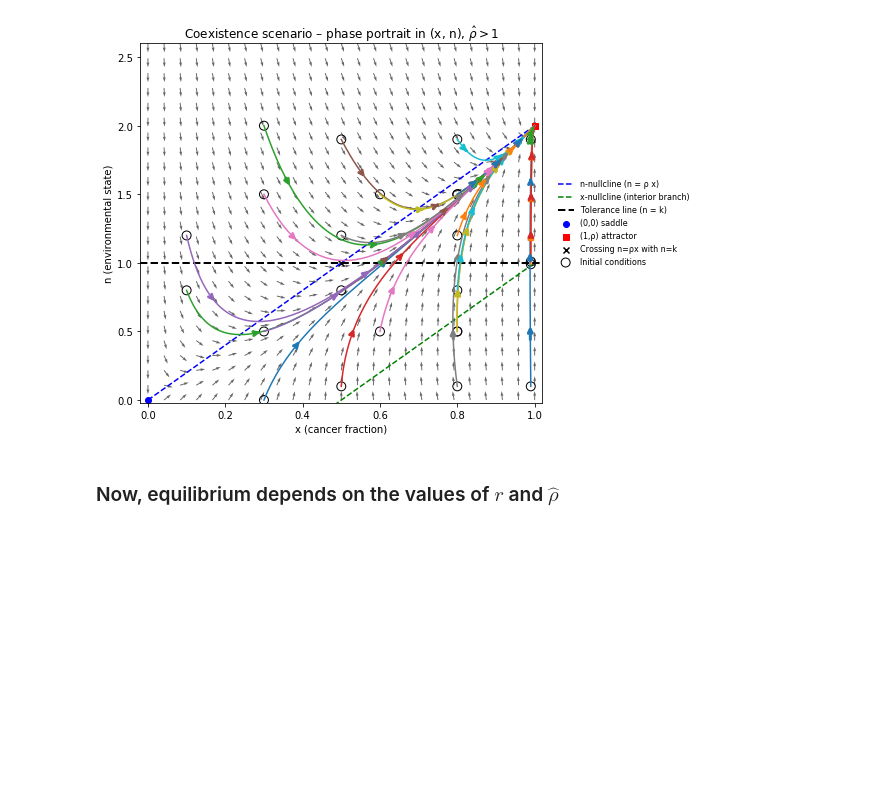
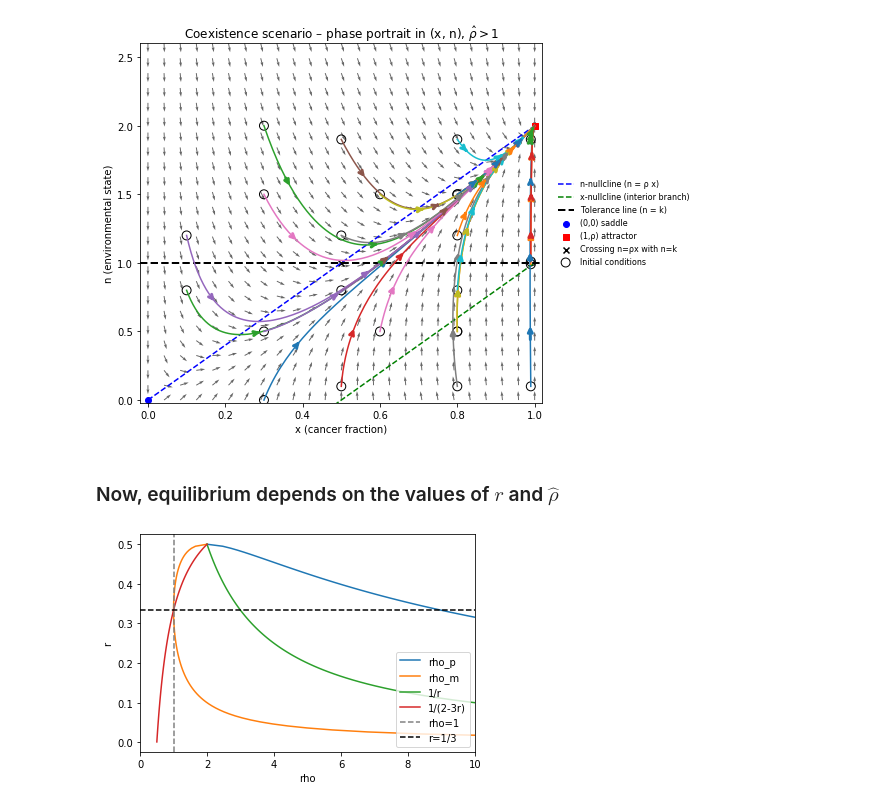
Before and after one commit to gyanezfeliu/dynamics_dormancy, a Jupyter notebook: EGT_paper.ipynb, the cells around one changed output. Drawn from its saved outputs; the diff is of its cells as text; code cells hidden in the pictures; blank space fills up the shorter version.

```diff
--- a/EGT_paper.ipynb
+++ b/EGT_paper.ipynb
@@ -125,3 +159,9 @@ def jac_hostile(x, n, alpha, beta, epsilon, mu, k):
+# %%
+def rho_p(r):
+    return ((3-4*r)+2*np.sqrt(4*r**2-6*r+2))/r
+# %%
+def rho_m(r):
+    return ((3-4*r)-2*np.sqrt(4*r**2-6*r+2))/r
 # %% [markdown]
 ### 2. Hostile
 # %% [markdown]
@@ -917,3 +1067,25 @@ plt.show()
 [figure]
 # %% [markdown]
 ### Now, equilibrium depends on the values of $r$ and $\hat\rho$
+# %%
+raux = np.linspace(0.001,0.5,100)
+plt.plot(rho_p(raux),raux,label='rho_p')
+plt.plot(rho_m(raux),raux,label='rho_m')
+plt.plot(1/raux,raux,label="1/r")
+plt.plot(1/(2-3*raux),raux,label="1/(2-3r)")
+plt.axvline(1,linestyle="--", color='gray', label="rho=1")
+plt.axhline(1/3,linestyle="--", color='black', label="r=1/3")
+plt.ylabel('r')
+plt.xlabel('rho')
+plt.xlim(0,10
+        )
+plt.legend()
+plt.show()
+
+#print("rho_p")
+#print(rho_p(raux))
+
+#print("rho_m")
+#print(rho_m(raux))
+# %% [output]
+[figure, added]
```
Also changed, not shown: parts of 6 cells of this notebook.
